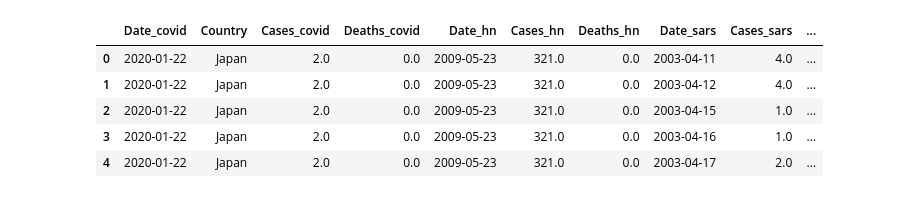
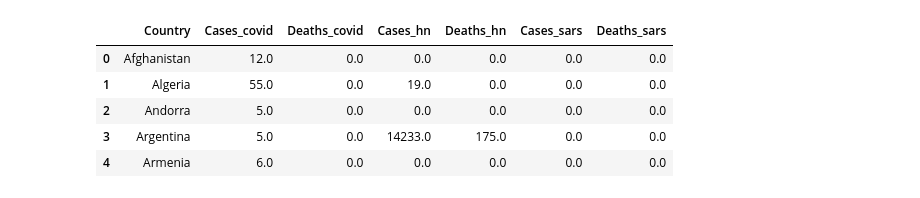
Before and after one commit to Enrique-Gaspar/ETLproject, a Jupyter notebook: outbreaks_analysis.ipynb, the cells around one changed output. Cells and saved outputs as stored; diff of their text form; code cells hidden in the pictures.

```diff
--- a/outbreaks_analysis.ipynb
+++ b/outbreaks_analysis.ipynb
@@ -111,0 +295,5 @@ sars_cases.head()
+# %%
+# group by date and country
+sars_gb = sars_s.groupby(['Country'])['Cases_sars', 'Deaths_sars']
+sars_gb_ri = sars_gb.sum().reset_index()
+sars_gb_ri.head()
@@ -111,0 +307,5 @@ sars_cases.head()
+# %%
+# only countries with cases
+sars_cases = sars_gb_ri[sars_gb_ri['Cases_sars']>0]
+#print(sars_cases)
+sars_cases.head()
@@ -111,0 +319,4 @@ sars_cases.head()
+# %%
+# Grouped by country
+s_gbc = sars_cases.groupby('Country')['Cases_sars', 'Deaths_sars'].sum().reset_index()
+s_gbc.head()
@@ -123,11 +347,21 @@ covid_h1n1_df.head()
-# %%
-# Merging dataframes
-all_df = covid_h1n1_df.merge(sars_cases, on='Country', how='outer')
-all_df.head()
-# %% [output]
-|  | Date_covid | Country | Cases_covid | Deaths_covid | Date_hn | Cases_hn | Deaths_hn | Date_sars | Cases_sars | ... |
-| 0 | 2020-01-22 | Japan | 2.0 | 0.0 | 2009-05-23 | 321.0 | 0.0 | 2003-04-11 | 4.0 | ... |
-| 1 | 2020-01-22 | Japan | 2.0 | 0.0 | 2009-05-23 | 321.0 | 0.0 | 2003-04-12 | 4.0 | ... |
-| 2 | 2020-01-22 | Japan | 2.0 | 0.0 | 2009-05-23 | 321.0 | 0.0 | 2003-04-15 | 1.0 | ... |
-| 3 | 2020-01-22 | Japan | 2.0 | 0.0 | 2009-05-23 | 321.0 | 0.0 | 2003-04-16 | 1.0 | ... |
-| 4 | 2020-01-22 | Japan | 2.0 | 0.0 | 2009-05-23 | 321.0 | 0.0 | 2003-04-17 | 2.0 | ... |
+# %%
+# Merging dataframes
+all_df = covid_h1n1_df.merge(s_gbc, on='Country', how='outer')
+
+# filling missing values
+all_df['Cases_covid'] = all_df['Cases_covid'].fillna(0)
+all_df['Deaths_covid'] = all_df['Deaths_covid'].fillna(0)
+all_df['Cases_hn'] = all_df['Cases_hn'].fillna(0)
+all_df['Deaths_hn'] = all_df['Deaths_hn'].fillna(0)
+all_df['Cases_sars'] = all_df['Cases_sars'].fillna(0)
+all_df['Deaths_sars'] = all_df['Deaths_sars'].fillna(0)
+
+all_df.to_csv(index=False)
+all_df.head()
+# %% [output]
+|  | Country | Cases_covid | Deaths_covid | Cases_hn | Deaths_hn | Cases_sars | Deaths_sars |
+| 0 | Afghanistan | 12.0 | 0.0 | 0.0 | 0.0 | 0.0 | 0.0 |
+| 1 | Algeria | 55.0 | 0.0 | 19.0 | 0.0 | 0.0 | 0.0 |
+| 2 | Andorra | 5.0 | 0.0 | 0.0 | 0.0 | 0.0 | 0.0 |
+| 3 | Argentina | 5.0 | 0.0 | 14233.0 | 175.0 | 0.0 | 0.0 |
+| 4 | Armenia | 6.0 | 0.0 | 0.0 | 0.0 | 0.0 | 0.0 |
```
Also changed, not shown: parts of 30 cells of this notebook, 6 other files.
